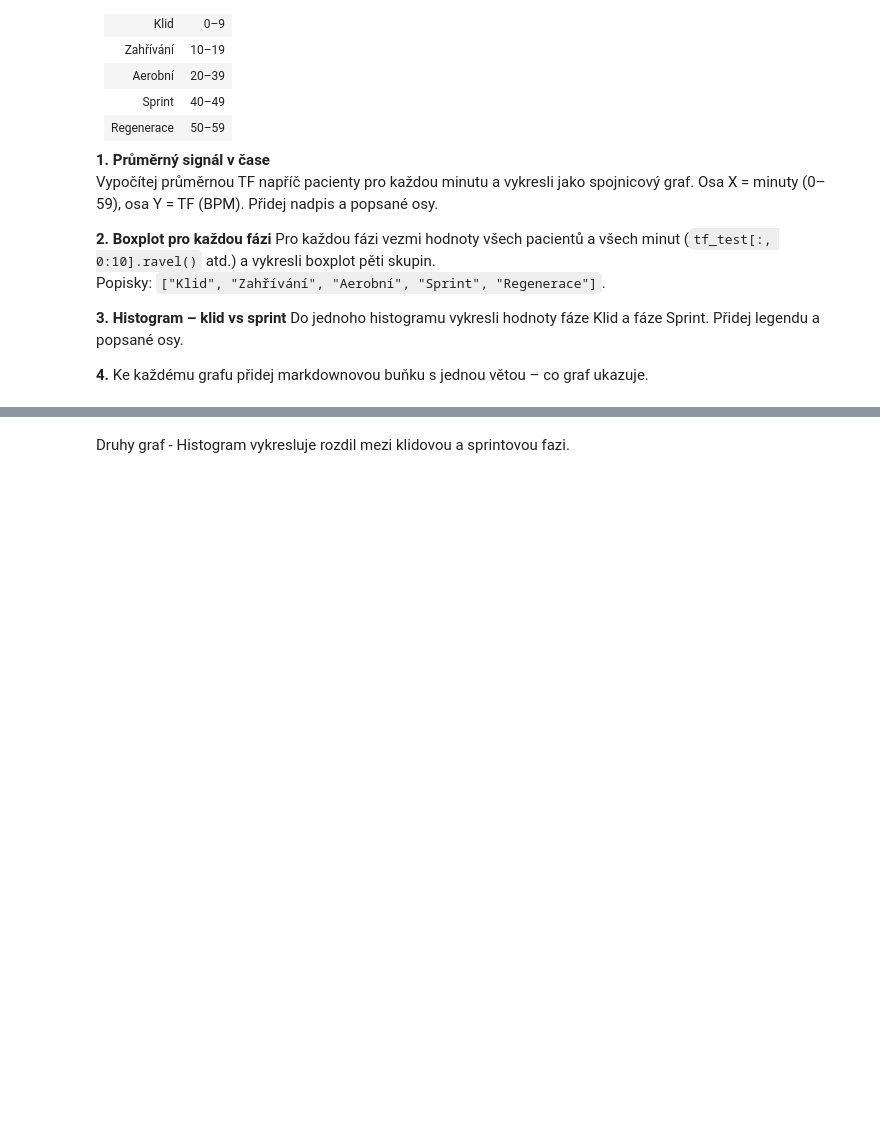
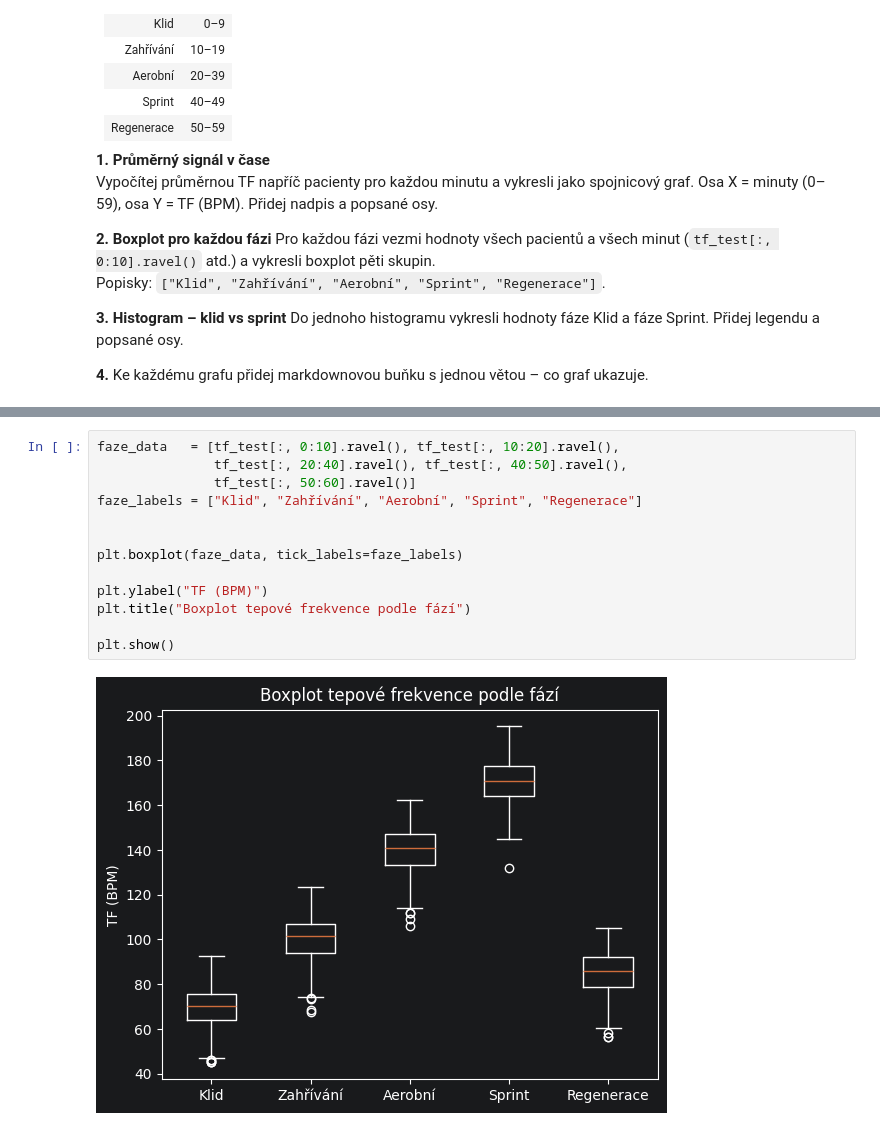
Before and after one commit to BetyTomas/prg-exercise-12, a Jupyter notebook: cviceni_12_matplotlib.ipynb, the cells around one changed output, grey strips where cells are left out. Cells and saved outputs as stored; diff of their text form; blank space fills up the shorter version.

```diff
--- a/cviceni_12_matplotlib.ipynb
+++ b/cviceni_12_matplotlib.ipynb
@@ -230,2 +207,15 @@ Prvni graf vykresluje zmeny prumerne tepove frekvence behem testu
-# %% [markdown]
-Druhy graf - Histogram vykresluje rozdil mezi klidovou a sprintovou fazi.
+# %%
+faze_data   = [tf_test[:, 0:10].ravel(), tf_test[:, 10:20].ravel(),
+               tf_test[:, 20:40].ravel(), tf_test[:, 40:50].ravel(),
+               tf_test[:, 50:60].ravel()]
+faze_labels = ["Klid", "Zahřívání", "Aerobní", "Sprint", "Regenerace"]
+
+
+plt.boxplot(faze_data, tick_labels=faze_labels)
+
+plt.ylabel("TF (BPM)")
+plt.title("Boxplot tepové frekvence podle fází")
+
+plt.show()
+# %% [output]
+[figure, added]
```
Also changed, not shown: parts of 12 cells of this notebook.
